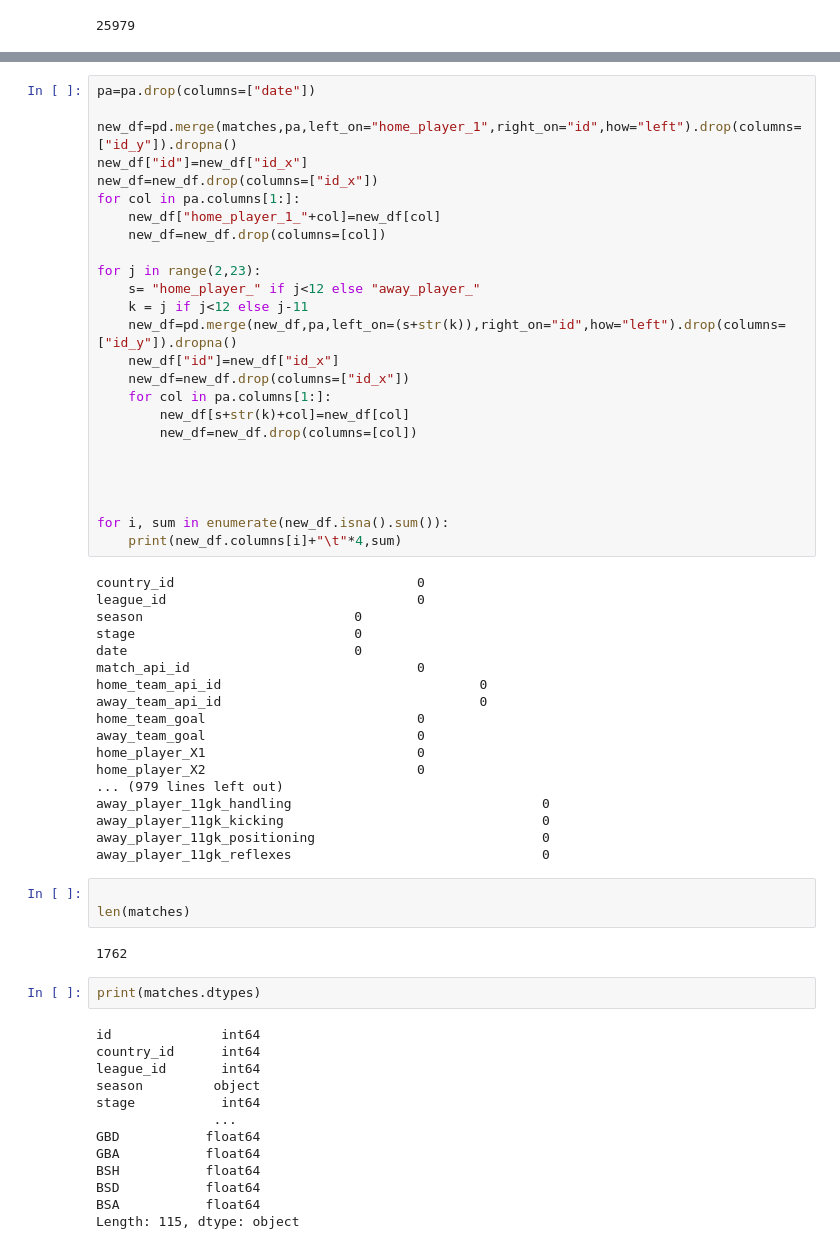
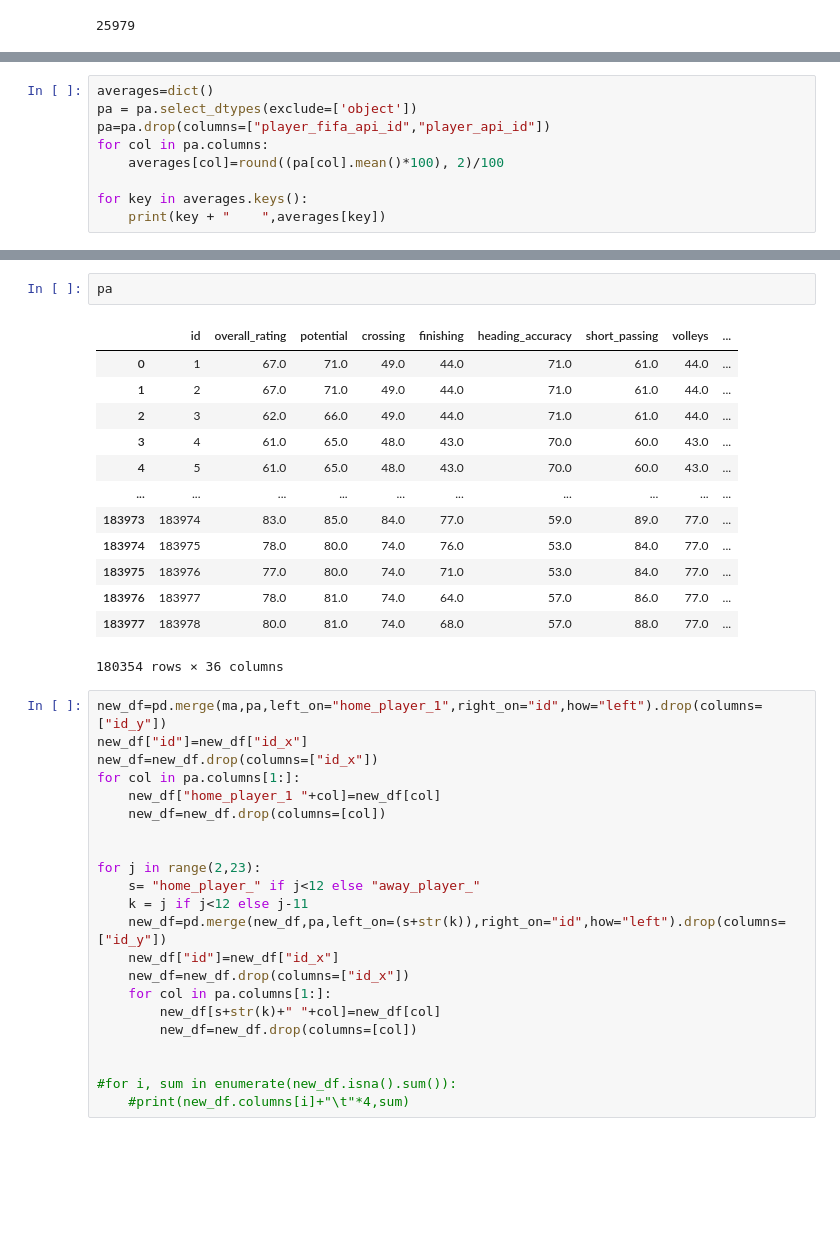
Before and after one commit to mathiasare/IdsSoccerPredictionsProject, a Jupyter notebook: dataPreparationM1.ipynb, the cells around one changed output, grey strips where cells are left out. Saved outputs shown, nothing was run; the diff lists cells and outputs as text; blank space fills up the shorter version.

```diff
--- a/dataPreparationM1.ipynb
+++ b/dataPreparationM1.ipynb
@@ -38,0 +75,9 @@ BSA                              11818
+# %%
+averages=dict()
+pa = pa.select_dtypes(exclude=['object'])
+pa=pa.drop(columns=["player_fifa_api_id","player_api_id"])
+for col in pa.columns:
+    averages[col]=round((pa[col].mean()*100), 2)/100
+
+for key in averages.keys():
+    print(key + "    ",averages[key])
@@ -39,63 +102,38 @@ BSA                              11818
+# %%
+pa
+# %% [output]
+|  | id | overall_rating | potential | crossing | finishing | heading_accuracy | short_passing | volleys | ... |
+| 0 | 1 | 67.0 | 71.0 | 49.0 | 44.0 | 71.0 | 61.0 | 44.0 | ... |
+| 1 | 2 | 67.0 | 71.0 | 49.0 | 44.0 | 71.0 | 61.0 | 44.0 | ... |
+| 2 | 3 | 62.0 | 66.0 | 49.0 | 44.0 | 71.0 | 61.0 | 44.0 | ... |
+| 3 | 4 | 61.0 | 65.0 | 48.0 | 43.0 | 70.0 | 60.0 | 43.0 | ... |
+| 4 | 5 | 61.0 | 65.0 | 48.0 | 43.0 | 70.0 | 60.0 | 43.0 | ... |
+| ... | ... | ... | ... | ... | ... | ... | ... | ... | ... |
+| 183973 | 183974 | 83.0 | 85.0 | 84.0 | 77.0 | 59.0 | 89.0 | 77.0 | ... |
+| 183974 | 183975 | 78.0 | 80.0 | 74.0 | 76.0 | 53.0 | 84.0 | 77.0 | ... |
+| 183975 | 183976 | 77.0 | 80.0 | 74.0 | 71.0 | 53.0 | 84.0 | 77.0 | ... |
+| 183976 | 183977 | 78.0 | 81.0 | 74.0 | 64.0 | 57.0 | 86.0 | 77.0 | ... |
+| 183977 | 183978 | 80.0 | 81.0 | 74.0 | 68.0 | 57.0 | 88.0 | 77.0 | ... |
+180354 rows × 36 columns
 # %%
-pa=pa.drop(columns=["date"])
-
-new_df=pd.merge(matches,pa,left_on="home_player_1",right_on="id",how="left").drop(columns=["id_y"]).dropna()
+new_df=pd.merge(ma,pa,left_on="home_player_1",right_on="id",how="left").drop(columns=["id_y"])
 new_df["id"]=new_df["id_x"]
 new_df=new_df.drop(columns=["id_x"])
 for col in pa.columns[1:]:
-    new_df["home_player_1_"+col]=new_df[col]
+    new_df["home_player_1 "+col]=new_df[col]
     new_df=new_df.drop(columns=[col])
+
 
 for j in range(2,23):
     s= "home_player_" if j<12 else "away_player_"
     k = j if j<12 else j-11
-    new_df=pd.merge(new_df,pa,left_on=(s+str(k)),right_on="id",how="left").drop(columns=["id_y"]).dropna()
+    new_df=pd.merge(new_df,pa,left_on=(s+str(k)),right_on="id",how="left").drop(columns=["id_y"])
     new_df["id"]=new_df["id_x"]
     new_df=new_df.drop(columns=["id_x"])
     for col in pa.columns[1:]:
-        new_df[s+str(k)+col]=new_df[col]
+        new_df[s+str(k)+" "+col]=new_df[col]
         new_df=new_df.drop(columns=[col])
 
 
-
-
-for i, sum in enumerate(new_df.isna().sum()):
-    print(new_df.columns[i]+"\t"*4,sum)
+#for i, sum in enumerate(new_df.isna().sum()):
+    #print(new_df.columns[i]+"\t"*4,sum)
-# %% [output]
-country_id                               0
-league_id                                0
-season                           0
-stage                            0
-date                             0
-match_api_id                             0
-home_team_api_id                                 0
-away_team_api_id                                 0
-home_team_goal                           0
-away_team_goal                           0
-home_player_X1                           0
-home_player_X2                           0
-... (979 lines left out)
-away_player_11gk_handling                                0
-away_player_11gk_kicking                                 0
-away_player_11gk_positioning                             0
-away_player_11gk_reflexes                                0
-# %%
-
-len(matches)
-# %% [output]
-1762
-# %%
-print(matches.dtypes)
-# %% [output]
-id              int64
-country_id      int64
-league_id       int64
-season         object
-stage           int64
-               ...
-GBD           float64
-GBA           float64
-BSH           float64
-BSD           float64
-BSA           float64
-Length: 115, dtype: object
```
Also changed, not shown: parts of 15 cells of this notebook, 5 other files.
